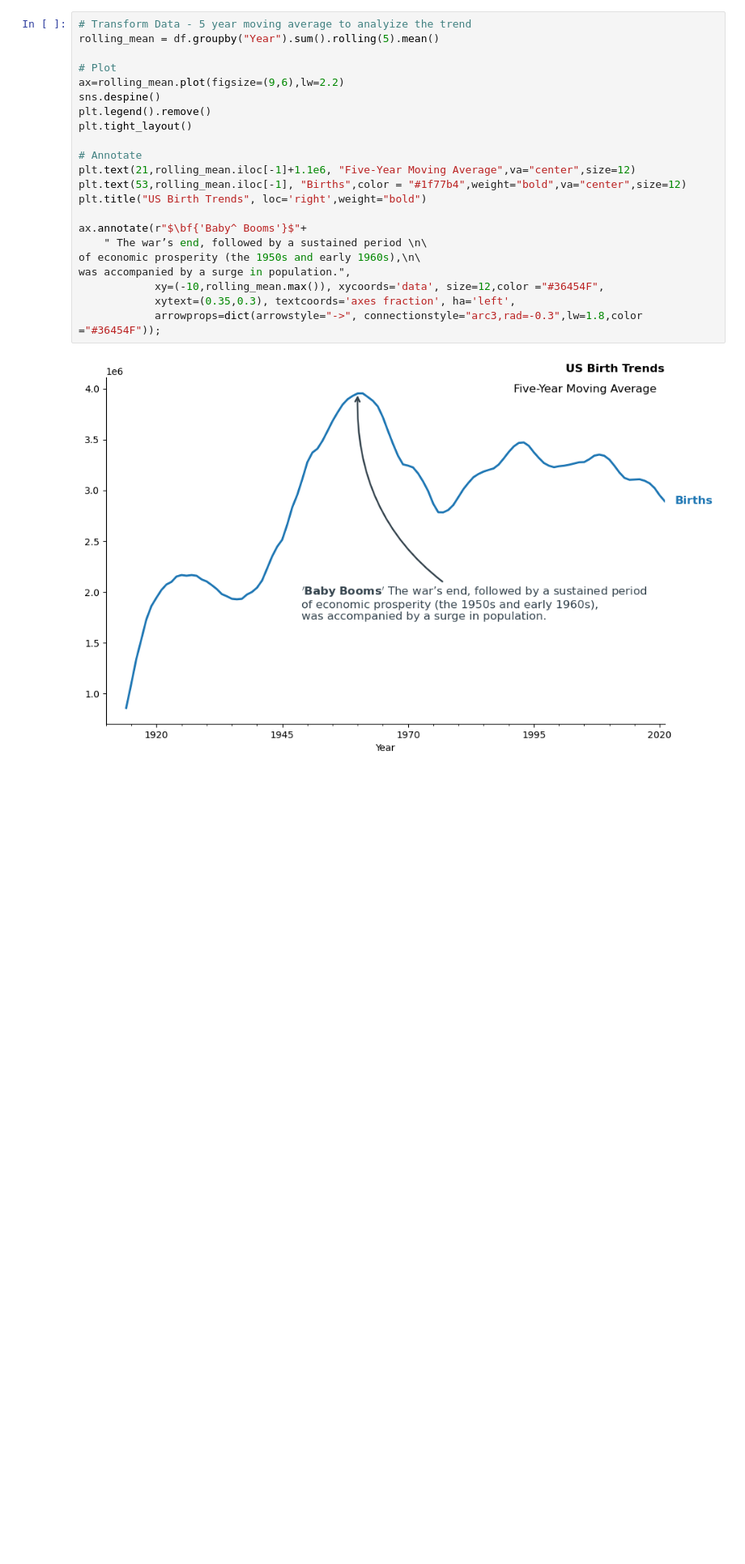
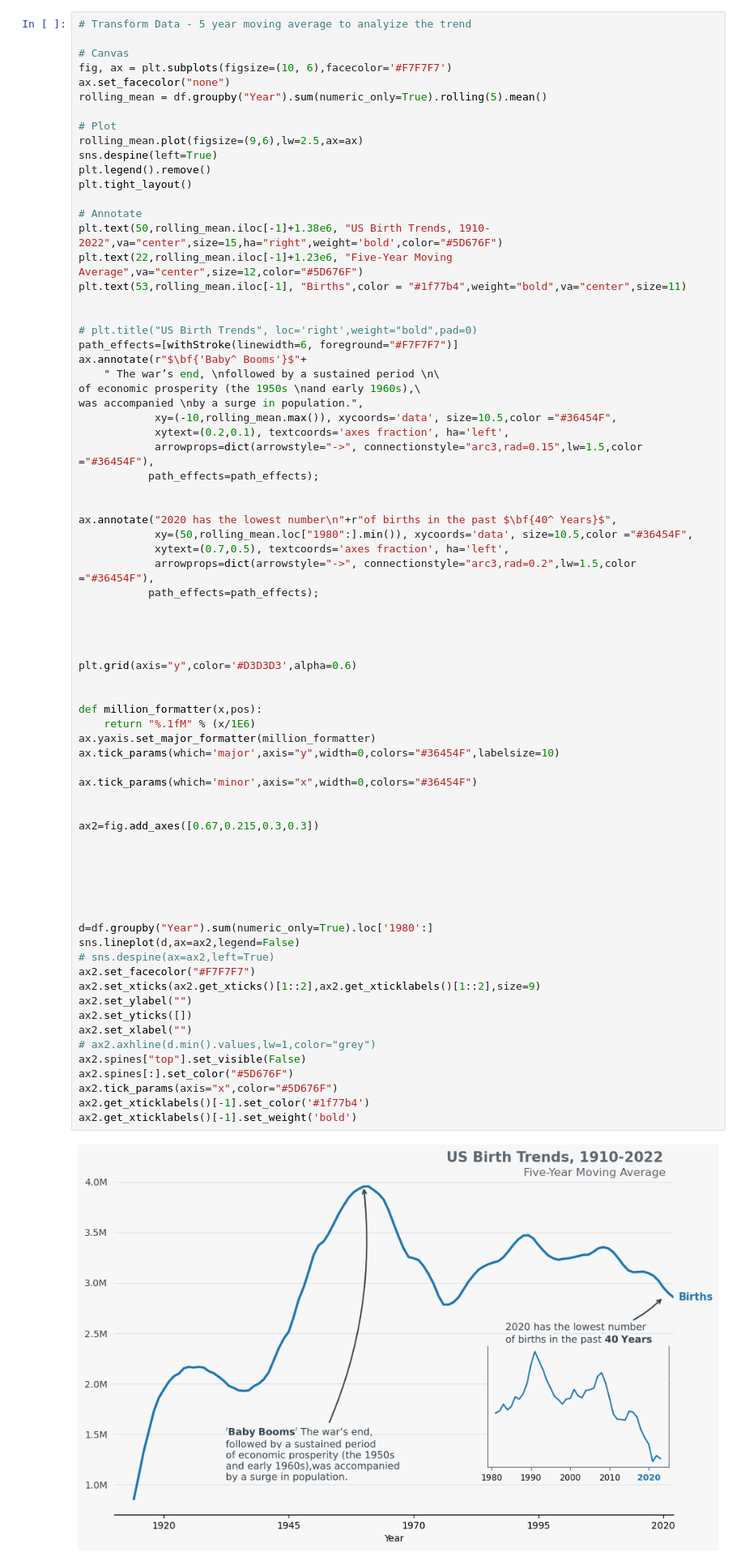
Before and after one commit to numanwaziri/NamingPatterns-Analysis, a Jupyter notebook: Analysis.ipynb, the cells around one changed output. Shown at 81% size. Drawn from its saved outputs; the diff is of its cells as text; blank space fills up the shorter version.

```diff
--- a/Analysis.ipynb
+++ b/Analysis.ipynb
@@ -164,28 +287,79 @@ else:
 ## Overall Birth Trend
 # %%
 # Transform Data - 5 year moving average to analyize the trend
-rolling_mean = df.groupby("Year").sum().rolling(5).mean()
+
+# Canvas
+fig, ax = plt.subplots(figsize=(10, 6),facecolor='#F7F7F7')
+ax.set_facecolor("none")
+rolling_mean = df.groupby("Year").sum(numeric_only=True).rolling(5).mean()
 
 # Plot
-ax=rolling_mean.plot(figsize=(9,6),lw=2.2)
-sns.despine()
+rolling_mean.plot(figsize=(9,6),lw=2.5,ax=ax)
+sns.despine(left=True)
 plt.legend().remove()
 plt.tight_layout()
 
 # Annotate
-plt.text(21,rolling_mean.iloc[-1]+1.1e6, "Five-Year Moving Average",va="center",size=12)
-plt.text(53,rolling_mean.iloc[-1], "Births",color = "#1f77b4",weight="bold",va="center",size=12)
-plt.title("US Birth Trends", loc='right',weight="bold")
+plt.text(50,rolling_mean.iloc[-1]+1.38e6, "US Birth Trends, 1910-2022",va="center",size=15,ha="right",weight='bold',color="#5D676F")
+plt.text(22,rolling_mean.iloc[-1]+1.23e6, "Five-Year Moving Average",va="center",size=12,color="#5D676F")
+plt.text(53,rolling_mean.iloc[-1], "Births",color = "#1f77b4",weight="bold",va="center",size=11)
 
+
+# plt.title("US Birth Trends", loc='right',weight="bold",pad=0)
+path_effects=[withStroke(linewidth=6, foreground="#F7F7F7")]
 ax.annotate(r"$\bf{'Baby^ Booms'}$"+
-    " The war’s end, followed by a sustained period \n\
-of economic prosperity (the 1950s and early 1960s),\n\
-was accompanied by a surge in population.",
-            xy=(-10,rolling_mean.max()), xycoords='data', size=12,color ="#36454F",
-            xytext=(0.35,0.3), textcoords='axes fraction', ha='left',
-            arrowprops=dict(arrowstyle="->", connectionstyle="arc3,rad=-0.3",lw=1.8,color ="#36454F"));
+    " The war’s end, \nfollowed by a sustained period \n\
+of economic prosperity (the 1950s \nand early 1960s),\
+was accompanied \nby a surge in population.",
+            xy=(-10,rolling_mean.max()), xycoords='data', size=10.5,color ="#36454F",
+            xytext=(0.2,0.1), textcoords='axes fraction', ha='left',
+            arrowprops=dict(arrowstyle="->", connectionstyle="arc3,rad=0.15",lw=1.5,color ="#36454F"),
+           path_effects=path_effects);
+
+
+ax.annotate("2020 has the lowest number\n"+r"of births in the past $\bf{40^ Years}$",
+            xy=(50,rolling_mean.loc["1980":].min()), xycoords='data', size=10.5,color ="#36454F",
+            xytext=(0.7,0.5), textcoords='axes fraction', ha='left',
+            arrowprops=dict(arrowstyle="->", connectionstyle="arc3,rad=0.2",lw=1.5,color ="#36454F"),
+           path_effects=path_effects);
+
+
+
+
+plt.grid(axis="y",color='#D3D3D3',alpha=0.6)
+
+
+def million_formatter(x,pos):
+    return "%.1fM" % (x/1E6)
+ax.yaxis.set_major_formatter(million_formatter)
+ax.tick_params(which='major',axis="y",width=0,colors="#36454F",labelsize=10)
+
+ax.tick_params(which='minor',axis="x",width=0,colors="#36454F")
+
+
+ax2=fig.add_axes([0.67,0.215,0.3,0.3])
+
+
+
+
+
+
+d=df.groupby("Year").sum(numeric_only=True).loc['1980':]
+sns.lineplot(d,ax=ax2,legend=False)
+# sns.despine(ax=ax2,left=True)
+ax2.set_facecolor("#F7F7F7")
+ax2.set_xticks(ax2.get_xticks()[1::2],ax2.get_xticklabels()[1::2],size=9)
+ax2.set_ylabel("")
+ax2.set_yticks([])
+ax2.set_xlabel("")
+# ax2.axhline(d.min().values,lw=1,color="grey")
+ax2.spines["top"].set_visible(False)
+ax2.spines[:].set_color("#5D676F")
+ax2.tick_params(axis="x",color="#5D676F")
+ax2.get_xticklabels()[-1].set_color('#1f77b4')
+ax2.get_xticklabels()[-1].set_weight('bold')
 # %% [output]
-[figure, old version]
+[figure, new version]
 # %% [markdown]
 ## States Ranking
 ranking for total birhts each decade
```
Also changed, not shown: parts of 18 cells of this notebook, 1 other file.
